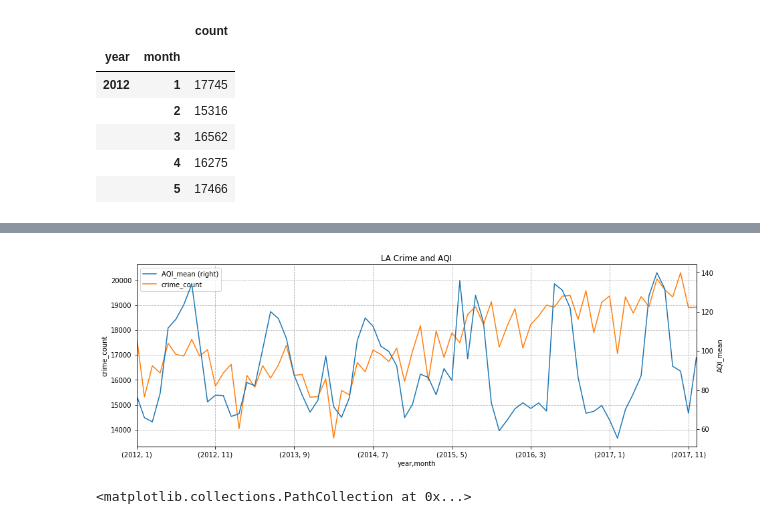
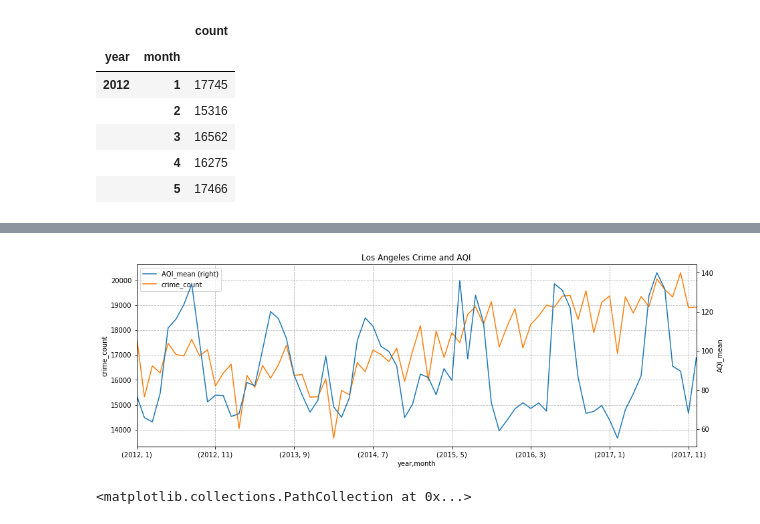
Before and after one commit to AprilW048/Final_Project, a Jupyter notebook: Air Pollution.ipynb, the cells around one changed output, grey strips where cells are left out. Drawn from its saved outputs; the diff is of its cells as text; code cells hidden in the pictures.

```diff
--- a/Air Pollution.ipynb
+++ b/Air Pollution.ipynb
@@ -56,3 +56,14 @@ def crime_count(df, date_colname,per):
         df_per = df[[date_colname,'year', 'month','day']].groupby(['year', 'month','day']).count().rename(columns={date_colname:'count'})
     #df['indextype'] = str(string)
     return df_per
+# %%
+def crime_airpollution_plot(df, city_name):
+    """This function is used to draw plot to show trend of crime and AQI
+
+    """
+    ax = df.plot(secondary_y=['AQI_mean'],grid=True,figsize=(15,5))
+    ax.set_title(city_name+" Crime and AQI")
+    ax.set_ylabel('crime_count')
+    ax.grid(linestyle="--", alpha=3)
+    ax.right_ax.set_ylabel('AQI_mean')
+    plt.show()
@@ -281,17 +275,7 @@ LA_crime_airpollution.head(15)
-# %%
-ax = LA_crime_airpollution.plot(
-    secondary_y=['AQI_mean'],
-
-    grid=True,figsize=(15,5))
-
-ax.set_title("LA Crime and AQI")
-ax.set_ylabel('crime_count')
-ax.grid(linestyle="--", alpha=3)
-ax.right_ax.set_ylabel('AQI_mean')
-
-plt.show()
-# %% [output]
-[figure, removed]
+# %%
+crime_airpollution_plot(LA_crime_airpollution,'Los Angeles')
+# %% [output]
+[figure, added]
 # %%
 LA_crime_airpollution.corr()
 
```
Also changed, not shown: parts of 25 cells of this notebook.
